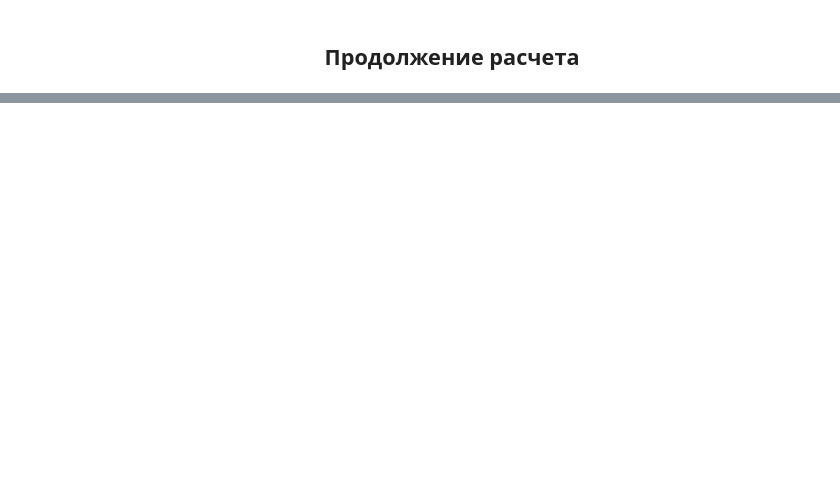
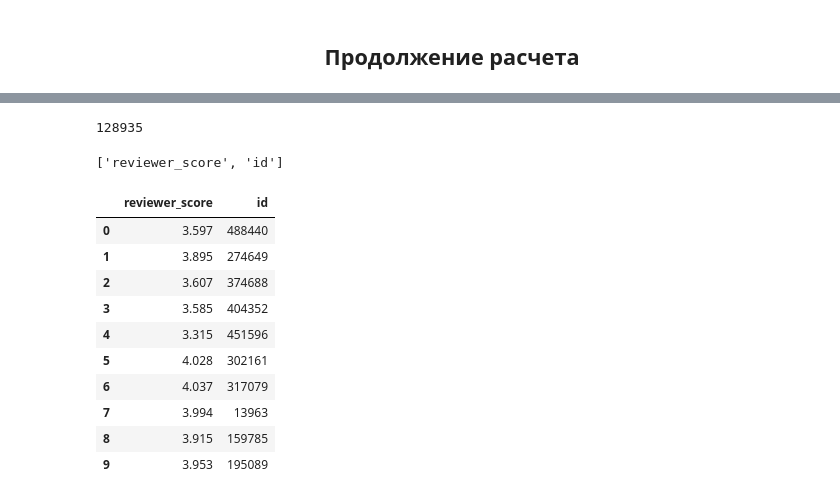
Before and after one commit to AndreiDS63/educational_projects, a Jupyter notebook: project_3_booking_ratings_predict/baseline.ipynb, the cells around one changed output, grey strips where cells are left out. Cells and saved outputs as stored; diff of their text form; code cells hidden in the pictures; blank space fills up the shorter version.

```diff
--- a/project_3_booking_ratings_predict/baseline.ipynb
+++ b/project_3_booking_ratings_predict/baseline.ipynb
@@ -619,0 +674,10 @@ feat_importances.nlargest(15).index.to_list()
+# %%
+# Создаём модель (НАСТРОЙКИ НЕ ТРОГАЕМ)
+model = RandomForestRegressor(n_estimators=100, verbose=1, n_jobs=-1, random_state=RANDOM_SEED)
+# %%
+# Обучаем модель на тестовом наборе данных
+model.fit(X_train, y_train)
+
+# Используем обученную модель для предсказания рейтинга отелей в тестовой выборке.
+# Предсказанные значения записываем в переменную y_pred
+y_pred = model.predict(X_test)
@@ -619,0 +701,2 @@ feat_importances.nlargest(15).index.to_list()
+# %%
+test_data = test_data.drop(['reviewer_score'], axis=1)
@@ -619,0 +712,2 @@ feat_importances.nlargest(15).index.to_list()
+# %%
+predict_submission = model.predict(test_data)
@@ -619,0 +718,24 @@ feat_importances.nlargest(15).index.to_list()
+# %%
+len(predict_submission)
+# %% [output]
+128935
+# %%
+list(sample_submission)
+# %% [output]
+['reviewer_score', 'id']
+# %%
+sample_submission['reviewer_score'] = predict_submission
+sample_submission.to_csv('submission.csv', index=False)
+sample_submission.head(10)
+# %% [output]
+|  | reviewer_score | id |
+| 0 | 3.597 | 488440 |
+| 1 | 3.895 | 274649 |
+| 2 | 3.607 | 374688 |
+| 3 | 3.585 | 404352 |
+| 4 | 3.315 | 451596 |
+| 5 | 4.028 | 302161 |
+| 6 | 4.037 | 317079 |
+| 7 | 3.994 | 13963 |
+| 8 | 3.915 | 159785 |
+| 9 | 3.953 | 195089 |
```
Also changed, not shown: parts of 31 cells of this notebook.
